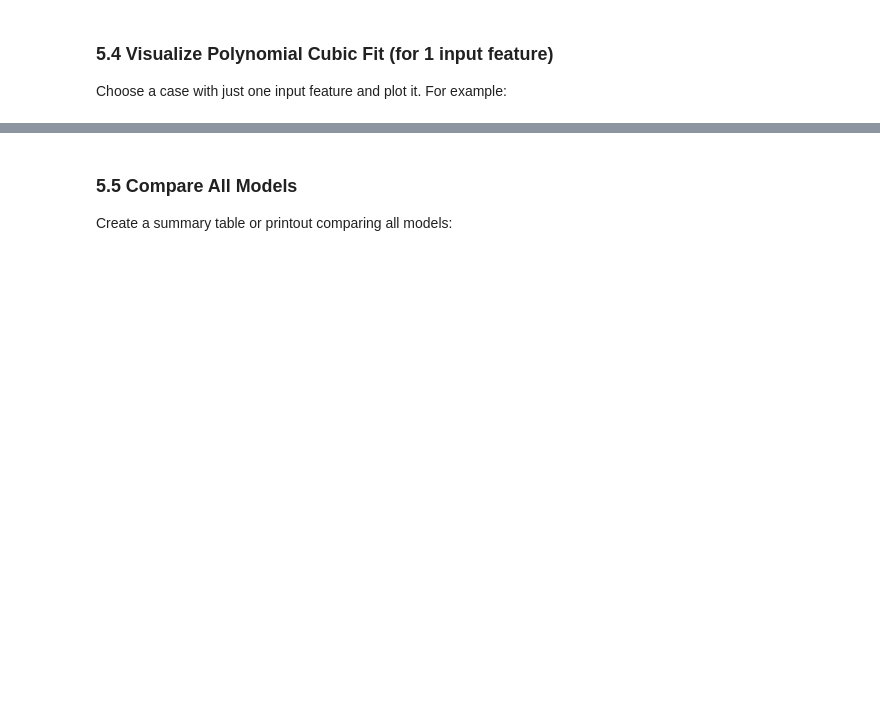
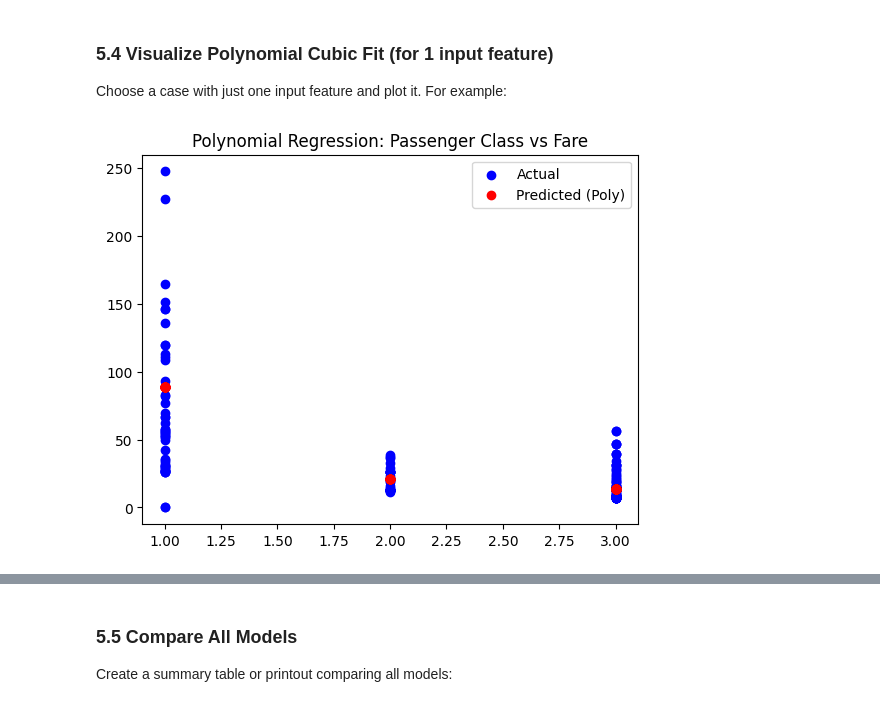
Before and after one commit to NickElias01/applied-ml-nickelias, a Jupyter notebook: lab04/ml04_nickelias.ipynb, the cells around one changed output, grey strips where cells are left out. Cells and saved outputs as stored; diff of their text form; code cells hidden in the pictures; blank space fills up the shorter version.

```diff
--- a/lab04/ml04_nickelias.ipynb
+++ b/lab04/ml04_nickelias.ipynb
@@ -176,8 +280,8 @@ This "shrinks" the coefficients, reducing the model’s sensitivity to any one f
 * Effect: Shrinks weights, helps reduce overfitting, keeps all features
 # %%
 ridge_model = Ridge(alpha=1.0)
-ridge_model.fit(X1_train, y1_train)
-y_pred_ridge = ridge_model.predict(X1_test)
+ridge_model.fit(X4_train, y4_train)
+y_pred_ridge = ridge_model.predict(X4_test)
 # %% [markdown]
 ### 5.2 Elastic Net (L1 + L2 combined)
 
@@ -196,8 +300,8 @@ We control the balance with a parameter called l1_ratio:
 * Effect: Shrinks weights and can drop some features — flexible and powerful
 # %%
 elastic_model = ElasticNet(alpha=0.3, l1_ratio=0.5)
-elastic_model.fit(X1_train, y1_train)
-y_pred_elastic = elastic_model.predict(X1_test)
+elastic_model.fit(X4_train, y4_train)
+y_pred_elastic = elastic_model.predict(X4_test)
 # %% [markdown]
 ### 5.3 Polynomial Regression
 
@@ -205,20 +309,22 @@ Linear regression is a simple two dimensional relationship - a simple straight l
 # %%
 # Set up the poly inputs
 poly = PolynomialFeatures(degree=3)
-X_train_poly = poly.fit_transform(X1_train)
-X_test_poly = poly.transform(X1_test)
+X_train_poly = poly.fit_transform(X4_train)
+X_test_poly = poly.transform(X4_test)
 # %%
 # Use the poly inputs in the LR model
 poly_model = LinearRegression()
 poly_model.fit(X_train_poly, y1_train)
-y_pred_poly = poly_model.predict(X1_test_poly)
+y_pred_poly = poly_model.predict(X_test_poly)
 # %% [markdown]
 ### 5.4 Visualize Polynomial Cubic Fit (for 1 input feature)
 
 Choose a case with just one input feature and plot it. For example:
 # %%
-plt.scatter(X1_test, y1_test, color='blue', label='Actual')
-plt.scatter(X1_test, y_pred_poly, color='red', label='Predicted (Poly)')
+plt.scatter(X4_test, y4_test, color='blue', label='Actual')
+plt.scatter(X4_test, y_pred_poly, color='red', label='Predicted (Poly)')
 plt.legend()
-plt.title("Polynomial Regression: Age vs Fare")
+plt.title("Polynomial Regression: Passenger Class vs Fare")
 plt.show()
+# %% [output]
+[figure, added]
```
Also changed, not shown: parts of 22 cells of this notebook, 1 other file.
